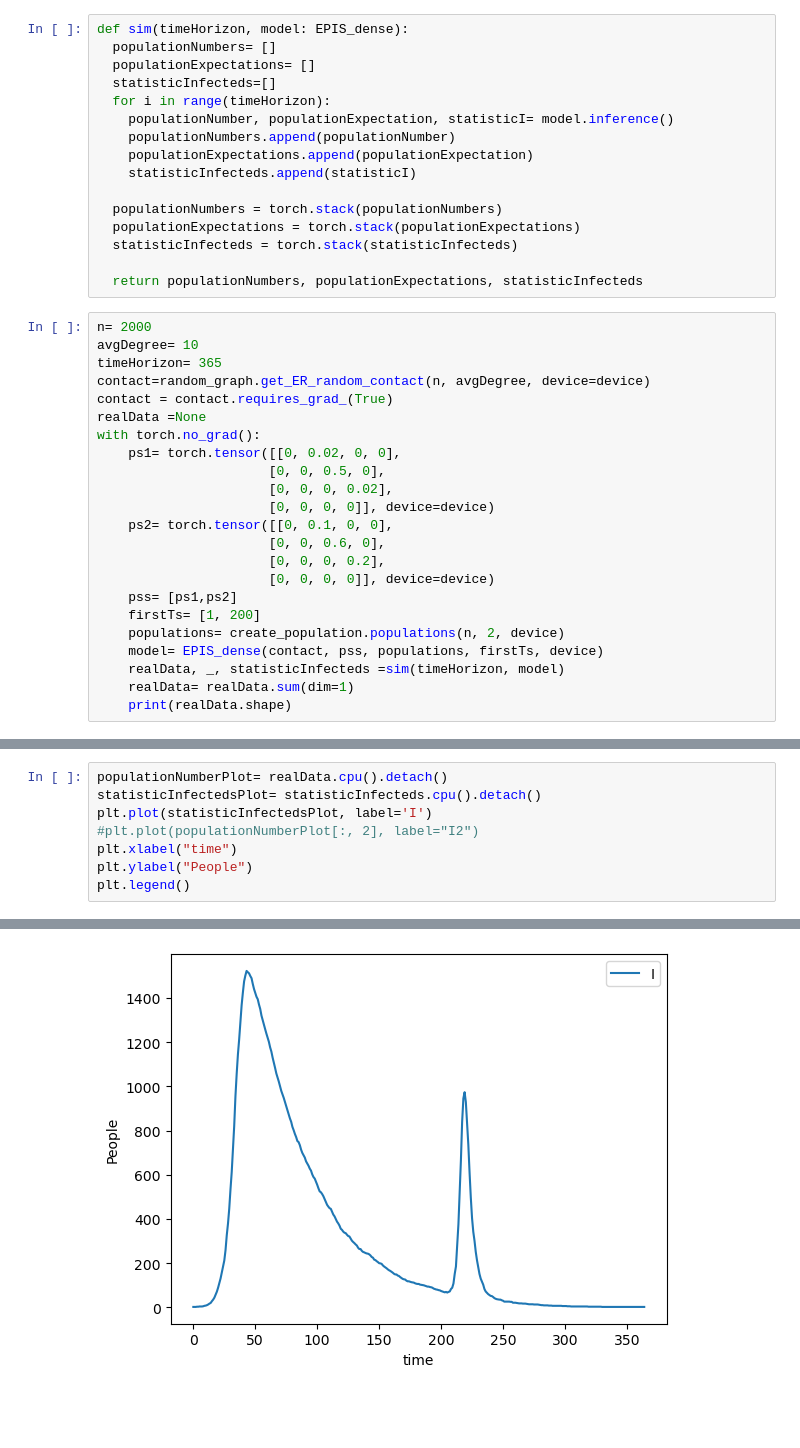
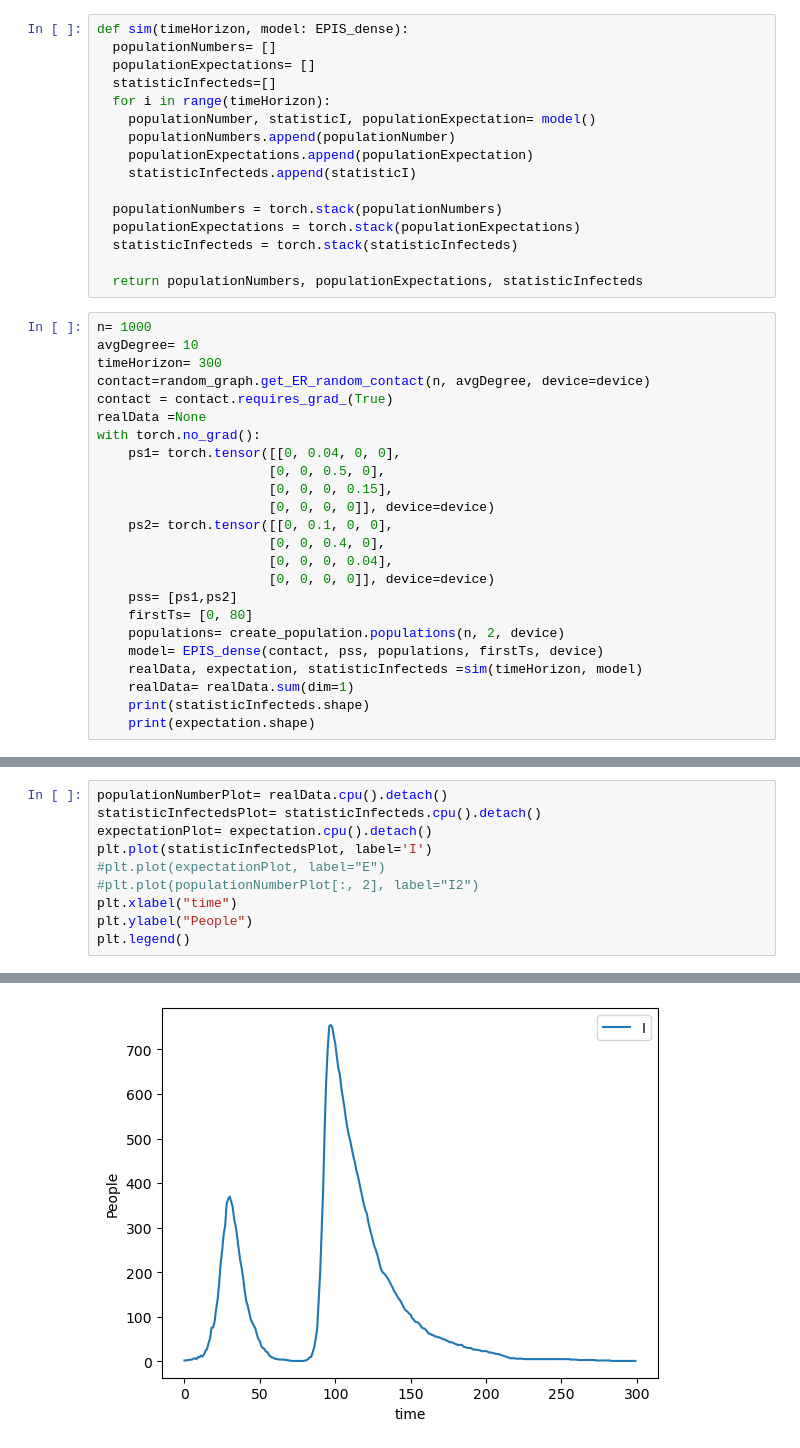
Before and after one commit to bizhili/Epi_fit, a Jupyter notebook: 10_1_epis_fit/script/test_muti_inference.ipynb, the cells around one changed output, grey strips where cells are left out. Drawn from its saved outputs; the diff is of its cells as text; blank space fills up the shorter version.

```diff
--- a/10_1_epis_fit/script/test_muti_inference.ipynb
+++ b/10_1_epis_fit/script/test_muti_inference.ipynb
@@ -52,7 +66,7 @@ def sim(timeHorizon, model: EPIS_dense):
   populationExpectations= []
   statisticInfecteds=[]
   for i in range(timeHorizon):
-    populationNumber, populationExpectation, statisticI= model.inference()
+    populationNumber, statisticI, populationExpectation= model()
     populationNumbers.append(populationNumber)
     populationExpectations.append(populationExpectation)
     statisticInfecteds.append(statisticI)
@@ -63,26 +77,27 @@ def sim(timeHorizon, model: EPIS_dense):
 
   return populationNumbers, populationExpectations, statisticInfecteds
 # %%
-n= 2000
+n= 1000
 avgDegree= 10
-timeHorizon= 365
+timeHorizon= 300
 contact=random_graph.get_ER_random_contact(n, avgDegree, device=device)
 contact = contact.requires_grad_(True)
 realData =None
 with torch.no_grad():
-    ps1= torch.tensor([[0, 0.02, 0, 0],
+    ps1= torch.tensor([[0, 0.04, 0, 0],
                       [0, 0, 0.5, 0],
-                      [0, 0, 0, 0.02],
+                      [0, 0, 0, 0.15],
                       [0, 0, 0, 0]], device=device)
     ps2= torch.tensor([[0, 0.1, 0, 0],
-                      [0, 0, 0.6, 0],
-                      [0, 0, 0, 0.2],
+                      [0, 0, 0.4, 0],
+                      [0, 0, 0, 0.04],
                       [0, 0, 0, 0]], device=device)
     pss= [ps1,ps2]
-    firstTs= [1, 200]
+    firstTs= [0, 80]
     populations= create_population.populations(n, 2, device)
     model= EPIS_dense(contact, pss, populations, firstTs, device)
-    realData, _, statisticInfecteds =sim(timeHorizon, model)
+    realData, expectation, statisticInfecteds =sim(timeHorizon, model)
     realData= realData.sum(dim=1)
-    print(realData.shape)
+    print(statisticInfecteds.shape)
+    print(expectation.shape)
 # %% [output]
@@ -90,12 +106,14 @@ torch.Size([365, 4])
 # %%
 populationNumberPlot= realData.cpu().detach()
 statisticInfectedsPlot= statisticInfecteds.cpu().detach()
+expectationPlot= expectation.cpu().detach()
 plt.plot(statisticInfectedsPlot, label='I')
+#plt.plot(expectationPlot, label="E")
 #plt.plot(populationNumberPlot[:, 2], label="I2")
 plt.xlabel("time")
 plt.ylabel("People")
 plt.legend()
 # %% [output]
 <matplotlib.legend.Legend at 0x...>
-[figure, old version]
+[figure, new version]
 # %%
```
Also changed, not shown: parts of 7 cells of this notebook, 7 other files.
